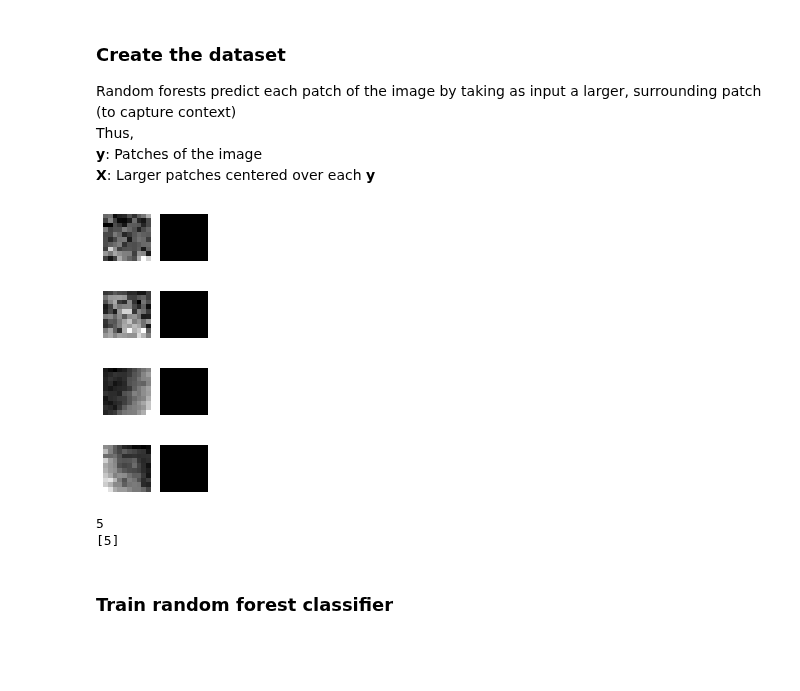
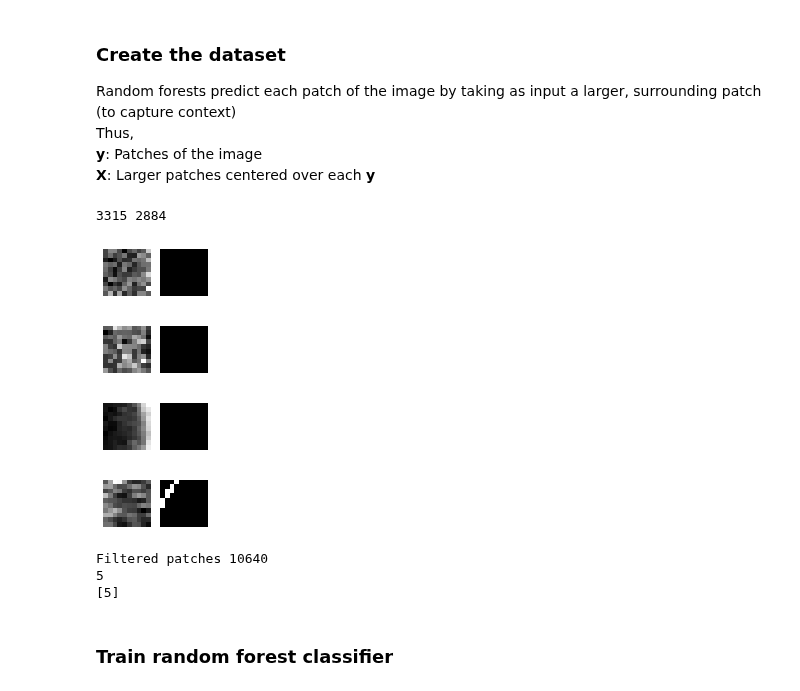
Before and after one commit to RobbieHolland/AIWire, a Jupyter notebook: segmentation/classical_segmentation.ipynb, the cells around one changed output. Drawn from its saved outputs; the diff is of its cells as text; code cells hidden in the pictures; blank space fills up the shorter version.

```diff
--- a/segmentation/classical_segmentation.ipynb
+++ b/segmentation/classical_segmentation.ipynb
@@ -86,4 +91,4 @@ Load data saved in a <tt>.mat</tt> file
 # %%
 from load_data import *
 # X, y = load_data('/content/drive/My Drive/AIWIRE', 'dataset')
-X, y, pts = load_data('.', '../data/toy_dataset', spline_pts = True)
+X, y, pts = load_data('.', '../data/dataset_all_1')
@@ -145,34 +152,44 @@ Thus, <br>
 # %%
 from random import randint
 
-n_patches = 2000
+n_patches = 50000
 patch_dim = 10
 patches_sim, patches_gt = [], []
+a, b = 0, 0
 for i in range(n_patches):
     sample_train = X_train[i % len(X_train)]
     sample_test  = y_train[i % len(y_train)]
     tl = np.array([randint(0, sample_train.shape[i] - patch_dim - 1) for i in [0, 1]])
-    patches_sim.append(sample_train[tl[0]:tl[0] + patch_dim, tl[1]:tl[1] + patch_dim])
-    patches_gt.append(sample_test[tl[0]:tl[0] + patch_dim, tl[1]:tl[1] + patch_dim])
-
+    gt = sample_test[tl[0]:tl[0] + patch_dim, tl[1]:tl[1] + patch_dim]
+    sim = sample_train[tl[0]:tl[0] + patch_dim, tl[1]:tl[1] + patch_dim]
+    a += gt.sum() > 0
+    b += gt.sum() == 0 and sim.sum() > 90
+    if gt.sum() > 0 or sim.sum() > 70 or np.random.rand() < 0.03:
+        patches_sim.append(sim)
+        patches_gt.append(gt)
+print(a, b)
 for i, (patch_sim, patch_gt) in enumerate(list(zip(patches_sim, patches_gt))[:4]):
     show_images([patch_sim, patch_gt])
 
 patches_sim, patches_gt = np.array(patches_sim), np.array(patches_gt)
+n_patches = patches_sim.shape[0]
+print(f'Filtered patches {n_patches}')
 w = 0
 c = patch_dim // 2
 print(c)
 print(list(range(c-w,c+w+1)))
 patch_labels = np.array([p[c - w:c + w + 1, c - w:c + w + 1] for p in patches_gt])
 X_patches = np.array(patches_sim).reshape(n_patches,-1)
 y_patches = np.array(patch_labels).reshape(n_patches,-1)
 # %% [output]
+3315 2884
-[figure, old version]
+[figure, new version]
-[figure, old version]
+[figure, new version]
-[figure, old version]
+[figure, new version]
-[figure, old version]
+[figure, new version]
-5
-[5]
+Filtered patches 10640
+5
+[5]
 # %% [markdown]
 ### Train random forest classifier
 # %%
```
Also changed, not shown: parts of 9 cells of this notebook.
